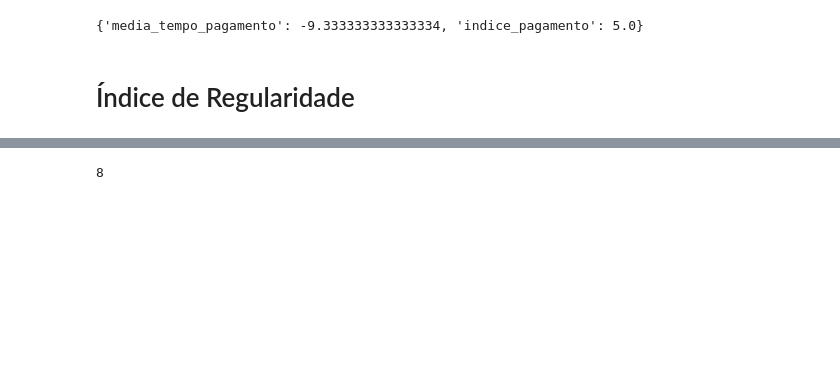
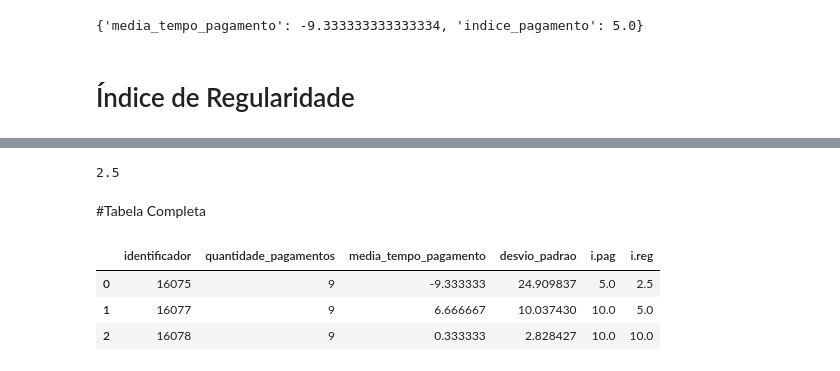
Before and after one commit to GustavoFelips/DadosPagueBem, a Jupyter notebook: Indices_PagueBem.ipynb, the cells around one changed output, grey strips where cells are left out. Cells and saved outputs as stored; diff of their text form; code cells hidden in the pictures; blank space fills up the shorter version.

```diff
--- a/Indices_PagueBem.ipynb
+++ b/Indices_PagueBem.ipynb
@@ -37,7 +42,7 @@ df.head(3)
 ##Função Nota
 # %%
 #Função que calcula a nota do índice a partir da média do tempo de pagamento
-def calcular_nota(media):
+def calcular_indice_pagamento(media):
   if media < -15:
     return 0
   elif -15 <= media < -10:
@@ -55,14 +60,14 @@ def calcular_nota(media):
 # %%
 
 #Tira as médias do tempo de pagamento por cliente e retorna suas devidas notas
-def indice_Pagamento(df):
+def tabela_indice_Pagamento(df):
   if 'identificador' in df.columns and 'tempo para pagar' in df.columns:
 
     #Calcula a média de tempo de pagamento por cliente
     medias_por_cliente = df.groupby('identificador')['tempo para pagar'].mean().reset_index()
 
     #Calcula para cada média uma nota
-    medias_por_cliente['i.pag'] = medias_por_cliente['tempo para pagar'].apply(calcular_nota)
+    medias_por_cliente['i.pag'] = medias_por_cliente['tempo para pagar'].apply(calcular_indice_pagamento)
 
     #Modifica nome da coluna
     medias_por_cliente.rename(columns={'tempo para pagar' : 'media_tempo_pagamento'},inplace=True)
@@ -73,7 +78,8 @@ def indice_Pagamento(df):
 
     print("As colunas 'identificador' ou 'tempo para pagar' não foram encontradas no arquivo CSV.")
 
-indice_Pagamento(df)
+#Chamada da função
+tabela_indice_Pagamento(df)
 # %% [output]
 |  | identificador | media_tempo_pagamento | i.pag |
 | 0 | 16075 | -9.333333 | 5.0 |
@@ -160,7 +177,7 @@ df_indice.head(50)
 # %%
 def indice_regularidade_por_cliente(cliente_id):
     # Filtrar o DataFrame original pelo cliente_id
-    df_cliente = df[df['codigo'] == cliente_id]
+    df_cliente = df[df['identificador'] == cliente_id]
 
     # Calcular o desvio padrão do 'tempo para pagar'
     desvio_padrao = df_cliente['tempo para pagar'].std()
@@ -169,6 +186,17 @@ def indice_regularidade_por_cliente(cliente_id):
     return calcular_indice_regularidade(desvio_padrao)
 
 # Exemplo de uso
-indice_regularidade_por_cliente(50)
+indice_regularidade_por_cliente(16075)
 # %% [output]
-8
+2.5
+# %% [markdown]
+#Tabela Completa
+# %%
+df_completo = pd.merge(tabela_indice_Pagamento(df), tabela_indice_regularidade(df), on='identificador', how='outer')
+df_completo = df_completo[['identificador','quantidade_pagamentos','media_tempo_pagamento','desvio_padrao','i.pag','i.reg']]
+df_completo.head(3)
+# %% [output]
+|  | identificador | quantidade_pagamentos | media_tempo_pagamento | desvio_padrao | i.pag | i.reg |
+| 0 | 16075 | 9 | -9.333333 | 24.909837 | 5.0 | 2.5 |
+| 1 | 16077 | 9 | 6.666667 | 10.037430 | 10.0 | 5.0 |
+| 2 | 16078 | 9 | 0.333333 | 2.828427 | 10.0 | 10.0 |
```
Also changed, not shown: parts of 10 cells of this notebook.
